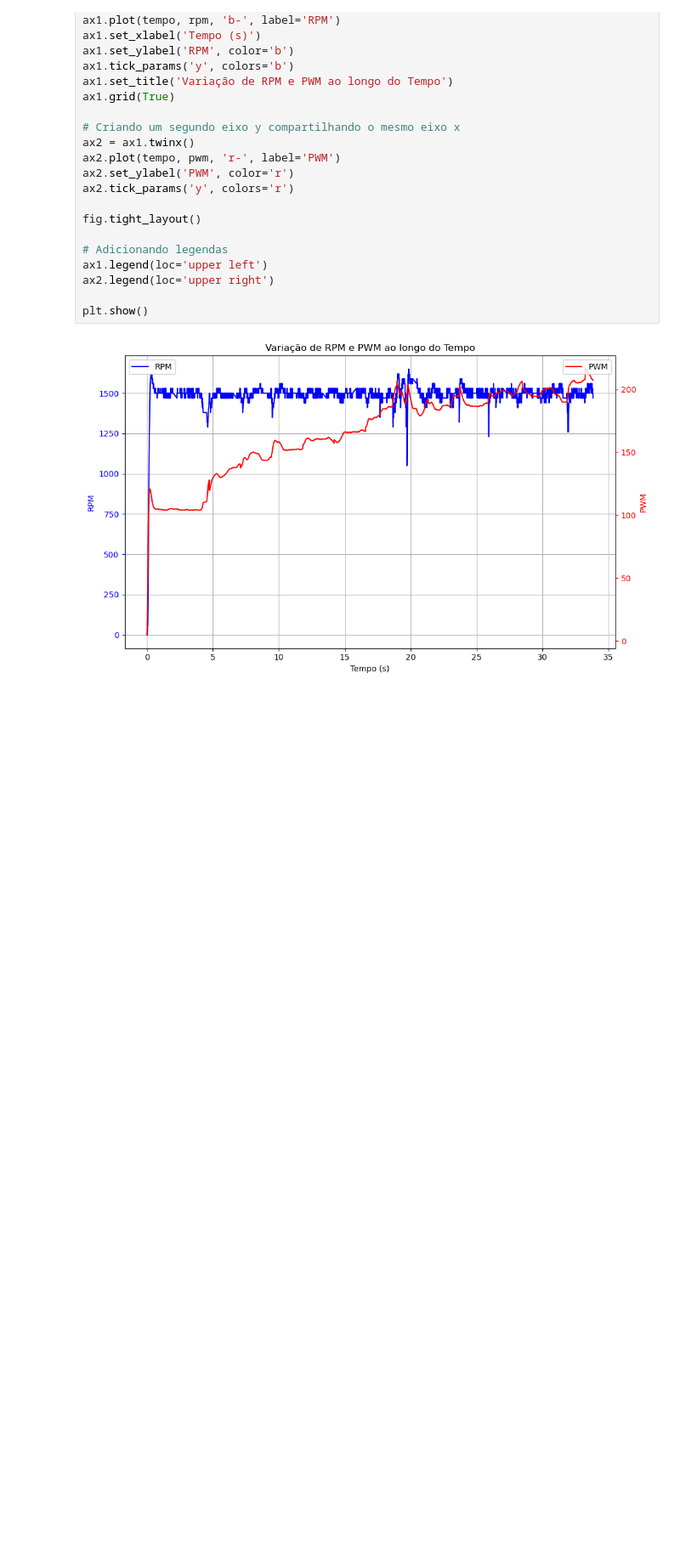
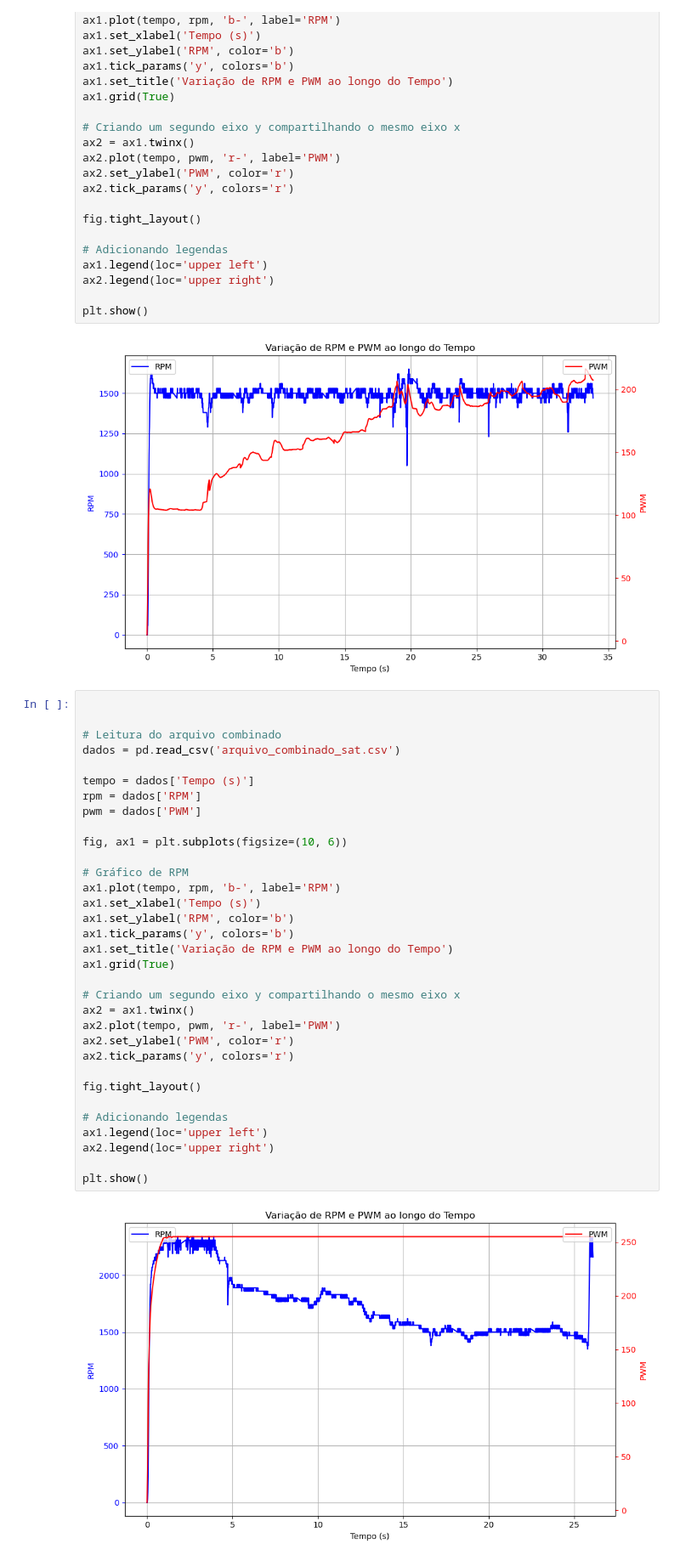
Before and after one commit to Camandaroba06/coleta_dados_labControle, a Jupyter notebook: plot_dados_motor.ipynb, the cells around one changed output. Shown at 85% size. Cells and saved outputs as stored; diff of their text form; blank space fills up the shorter version.

```diff
--- a/plot_dados_motor.ipynb
+++ b/plot_dados_motor.ipynb
@@ -122,3 +122,38 @@ ax2.legend(loc='upper right')
 plt.show()
 # %% [output]
 [figure]
+# %%
+
+
+# Leitura do arquivo combinado
+dados = pd.read_csv('arquivo_combinado_sat.csv')
+
+tempo = dados['Tempo (s)']
+rpm = dados['RPM']
+pwm = dados['PWM']
+
+fig, ax1 = plt.subplots(figsize=(10, 6))
+
+# Gráfico de RPM
+ax1.plot(tempo, rpm, 'b-', label='RPM')
+ax1.set_xlabel('Tempo (s)')
+ax1.set_ylabel('RPM', color='b')
+ax1.tick_params('y', colors='b')
+ax1.set_title('Variação de RPM e PWM ao longo do Tempo')
+ax1.grid(True)
+
+# Criando um segundo eixo y compartilhando o mesmo eixo x
+ax2 = ax1.twinx()
+ax2.plot(tempo, pwm, 'r-', label='PWM')
+ax2.set_ylabel('PWM', color='r')
+ax2.tick_params('y', colors='r')
+
+fig.tight_layout()
+
+# Adicionando legendas
+ax1.legend(loc='upper left')
+ax2.legend(loc='upper right')
+
+plt.show()
+# %% [output]
+[figure, added]
```
Also changed, not shown: 4 other files.
